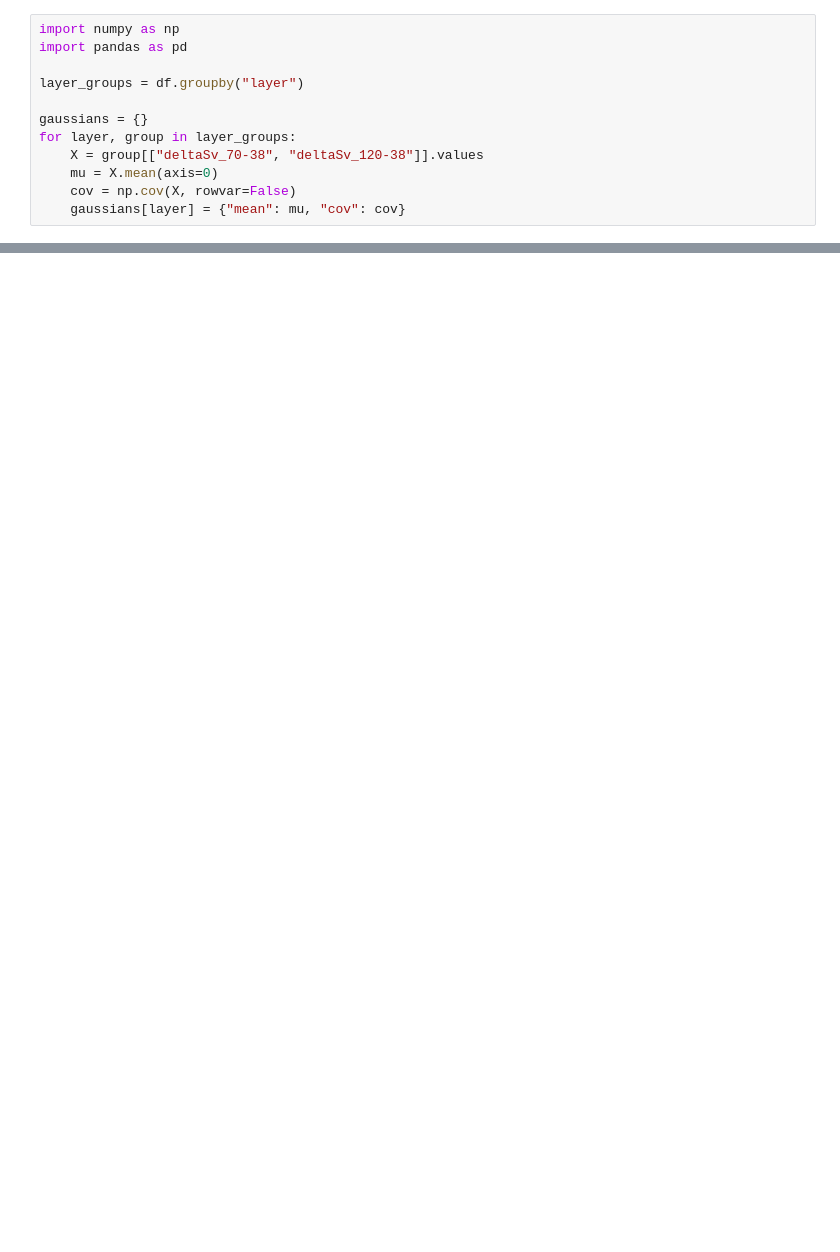
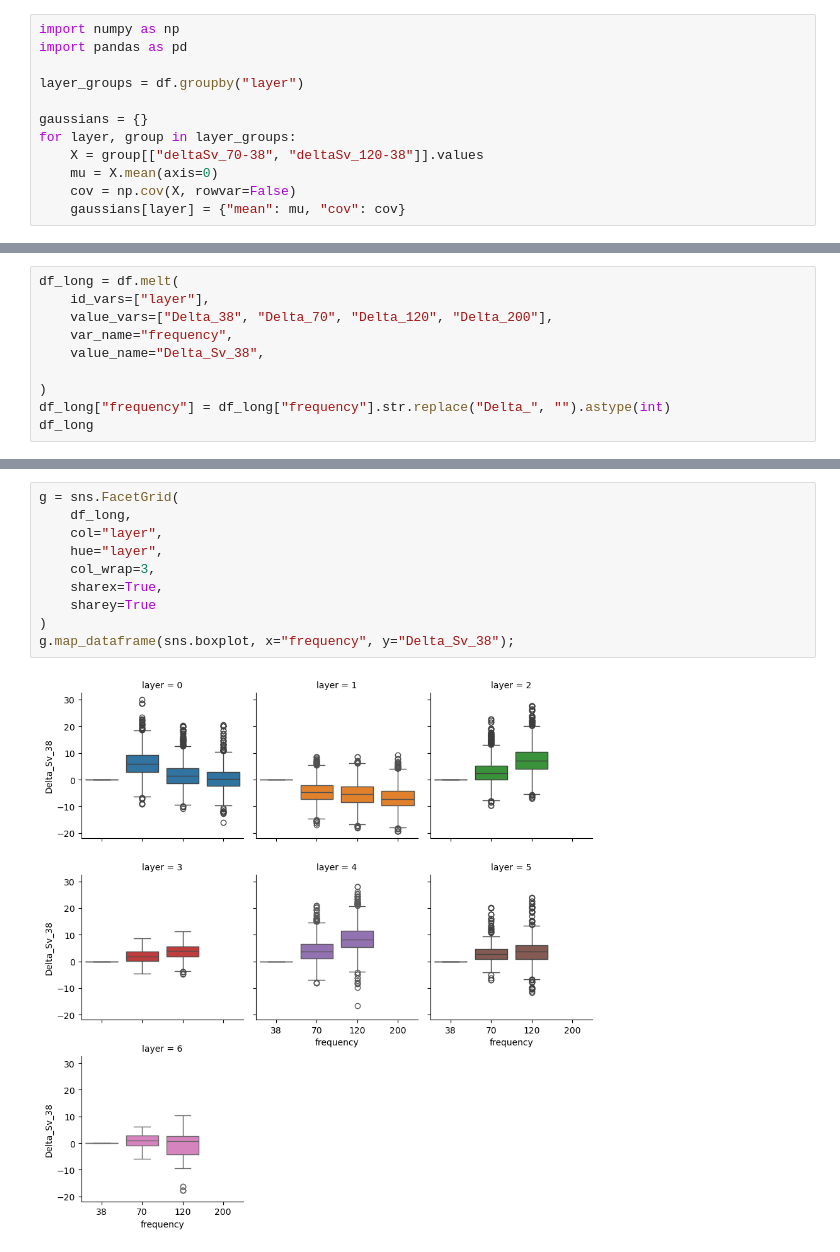
Before and after one commit to gaspardringuenet/acoustic-communities, a Jupyter notebook: notebooks/02-gr-delta-sv-dist-by-layers/02-gr-delta-sv-dist-by-layers.ipynb, the cells around one changed output, grey strips where cells are left out. Drawn from its saved outputs; the diff is of its cells as text; blank space fills up the shorter version.

```diff
--- a/notebooks/02-gr-delta-sv-dist-by-layers/02-gr-delta-sv-dist-by-layers.ipynb
+++ b/notebooks/02-gr-delta-sv-dist-by-layers/02-gr-delta-sv-dist-by-layers.ipynb
@@ -335,0 +354,10 @@ Bhattacharyya distance between layer 5 and 6: 0.090
+# %%
+df_long = df.melt(
+    id_vars=["layer"],
+    value_vars=["Delta_38", "Delta_70", "Delta_120", "Delta_200"],
+    var_name="frequency",
+    value_name="Delta_Sv_38",
+
+)
+df_long["frequency"] = df_long["frequency"].str.replace("Delta_", "").astype(int)
+df_long
@@ -335,0 +378,12 @@ Bhattacharyya distance between layer 5 and 6: 0.090
+# %%
+g = sns.FacetGrid(
+    df_long,
+    col="layer",
+    hue="layer",
+    col_wrap=3,
+    sharex=True,
+    sharey=True
+)
+g.map_dataframe(sns.boxplot, x="frequency", y="Delta_Sv_38");
+# %% [output]
+[figure, added]
```
Also changed, not shown: parts of 9 cells of this notebook, 1 other file.
